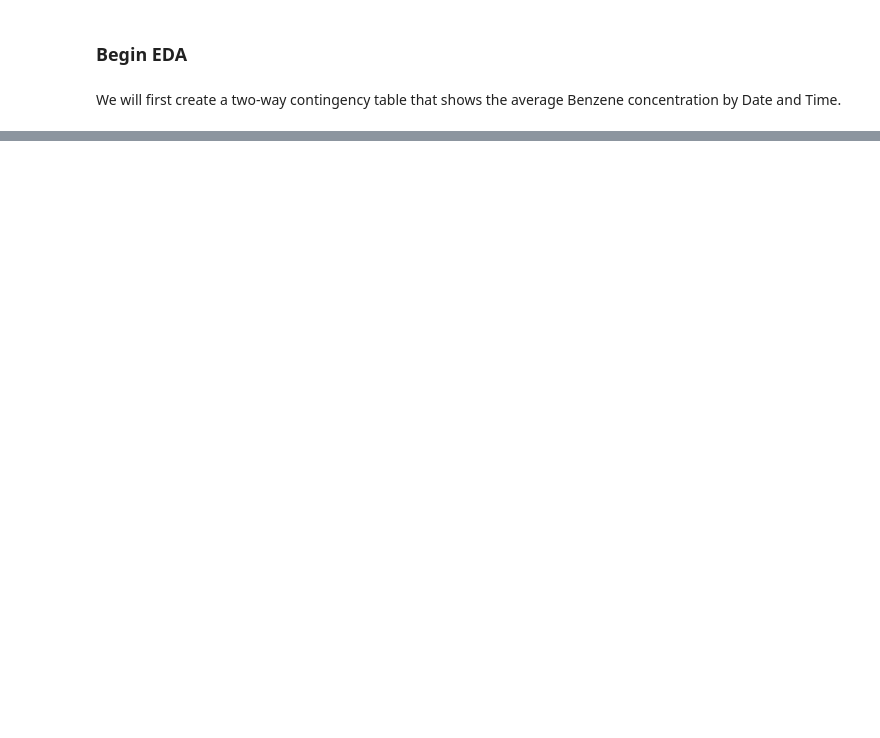
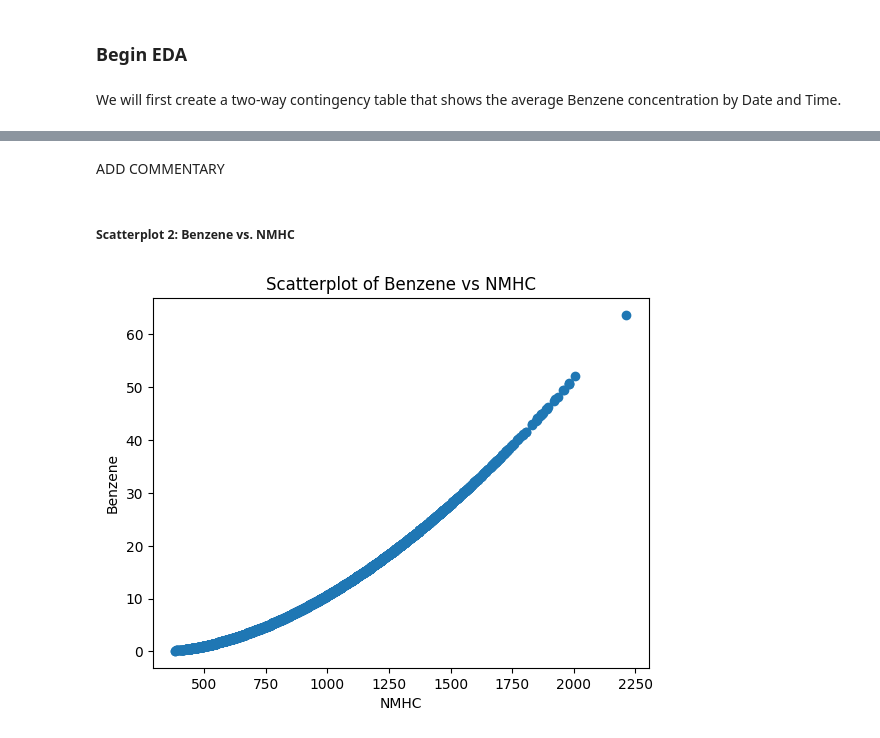
Before and after one commit to plindma/ST-554-Project1, a Jupyter notebook: ST554Project1Task2_Loring.ipynb, the cells around one changed output, grey strips where cells are left out. Saved outputs shown, nothing was run; the diff lists cells and outputs as text; code cells hidden in the pictures; blank space fills up the shorter version.

```diff
--- a/ST554Project1Task2_Loring.ipynb
+++ b/ST554Project1Task2_Loring.ipynb
@@ -110,0 +192,8 @@ pd.crosstab(
+# %% [markdown]
+ADD COMMENTARY
+# %% [markdown]
+##### **Scatterplot 2: Benzene vs. NMHC**
+# %%
+scatter_plot("NMHC", "Benzene")
+# %% [output]
+[figure, added]
```
Also changed, not shown: parts of 24 cells of this notebook.
